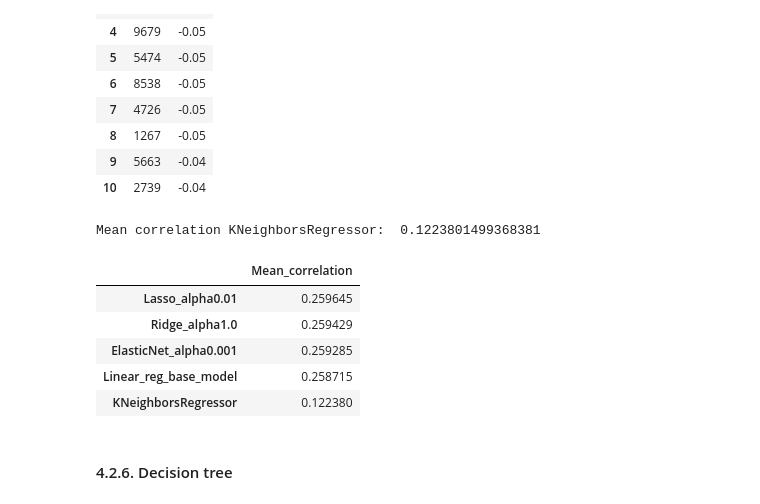
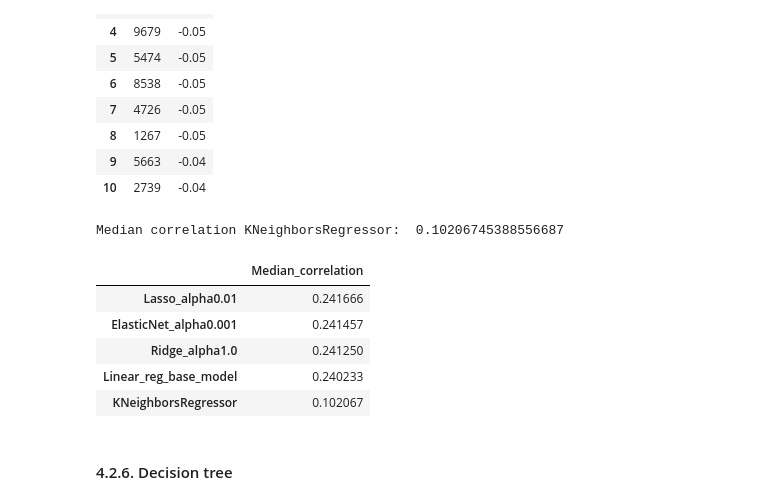
Before and after one commit to sayalaruano/img2brain, a Jupyter notebook: EDA_feateng_modelbuild_img2brain.ipynb, the cells around one changed output. Cells and saved outputs as stored; diff of their text form; code cells hidden in the pictures.

```diff
--- a/EDA_feateng_modelbuild_img2brain.ipynb
+++ b/EDA_feateng_modelbuild_img2brain.ipynb
@@ -1274,7 +1323,7 @@ Mean correlation Lasso_alpha0.01:  0.2596446540637554
 # %%
 # Add the mean correlation of the ridge model to the data frame
-mean_corr_df.loc[f'Lasso_alpha{Lasso.alpha_}'] = mean_corr_lasso
+median_corr_df.loc[f'Lasso_alpha{Lasso.alpha_}'] = median_corr_lasso
 
 # Show the dataframe
-mean_corr_df.sort_values('Mean_correlation', ascending=False)
+median_corr_df.sort_values('Median_correlation', ascending=False)
 # %% [output]
@@ -1359,5 +1414,5 @@ plot_fmri_pred(bottom_voxels_enet['Voxel'].iloc[0], fmri_val, fmri_val_pred_enet
 # %%
 # Calculate the mean correlation across voxels
-mean_corr_enet = np.mean(corr_enet)
-print(f'Mean correlation Elasticnet_alpha{Elasticnet.alpha_}: ', mean_corr_enet)
+median_corr_enet = np.median(corr_enet)
+print(f'Median correlation Elasticnet_alpha{Elasticnet.alpha_}: ', median_corr_enet)
 # %% [output]
@@ -1365,7 +1420,7 @@ Mean correlation Elasticnet_alpha0.001:  0.25928549455070854
 # %%
 # Add the mean correlation of the ridge model to the data frame
-mean_corr_df.loc[f'ElasticNet_alpha{Elasticnet.alpha_}'] = mean_corr_enet
+median_corr_df.loc[f'ElasticNet_alpha{Elasticnet.alpha_}'] = median_corr_enet
 
 # Show the dataframe
-mean_corr_df.sort_values('Mean_correlation', ascending=False)
+median_corr_df.sort_values('Median_correlation', ascending=False)
 # %% [output]
@@ -1443,22 +1504,22 @@ plot_fmri_pred(bottom_voxels_kneig['Voxel'].iloc[0], fmri_val, fmri_val_pred_kne
 # %%
 # Calculate the mean correlation across voxels
-mean_corr_kneig = np.mean(corr_kneig)
-print('Mean correlation KNeighborsRegressor: ', mean_corr_kneig)
+median_corr_kneig = np.median(corr_kneig)
+print('Median correlation KNeighborsRegressor: ', median_corr_kneig)
 # %% [output]
-Mean correlation KNeighborsRegressor:  0.1223801499368381
+Median correlation KNeighborsRegressor:  0.10206745388556687
 # %%
 # Add the mean correlation of the KNeighborsRegressor model to the data frame
-mean_corr_df.loc['KNeighborsRegressor'] = mean_corr_kneig
+median_corr_df.loc['KNeighborsRegressor'] = median_corr_kneig
 
 # Show the dataframe
-mean_corr_df.sort_values('Mean_correlation', ascending=False)
+median_corr_df.sort_values('Median_correlation', ascending=False)
 # %% [output]
-|  | Mean_correlation |
-| Lasso_alpha0.01 | 0.259645 |
-| Ridge_alpha1.0 | 0.259429 |
-| ElasticNet_alpha0.001 | 0.259285 |
-| Linear_reg_base_model | 0.258715 |
-| KNeighborsRegressor | 0.122380 |
+|  | Median_correlation |
+| Lasso_alpha0.01 | 0.241666 |
+| ElasticNet_alpha0.001 | 0.241457 |
+| Ridge_alpha1.0 | 0.241250 |
+| Linear_reg_base_model | 0.240233 |
+| KNeighborsRegressor | 0.102067 |
 # %% [markdown]
 #### 4.2.6. Decision tree
 # %%
```
Also changed, not shown: parts of 42 cells of this notebook, 12 other files.
